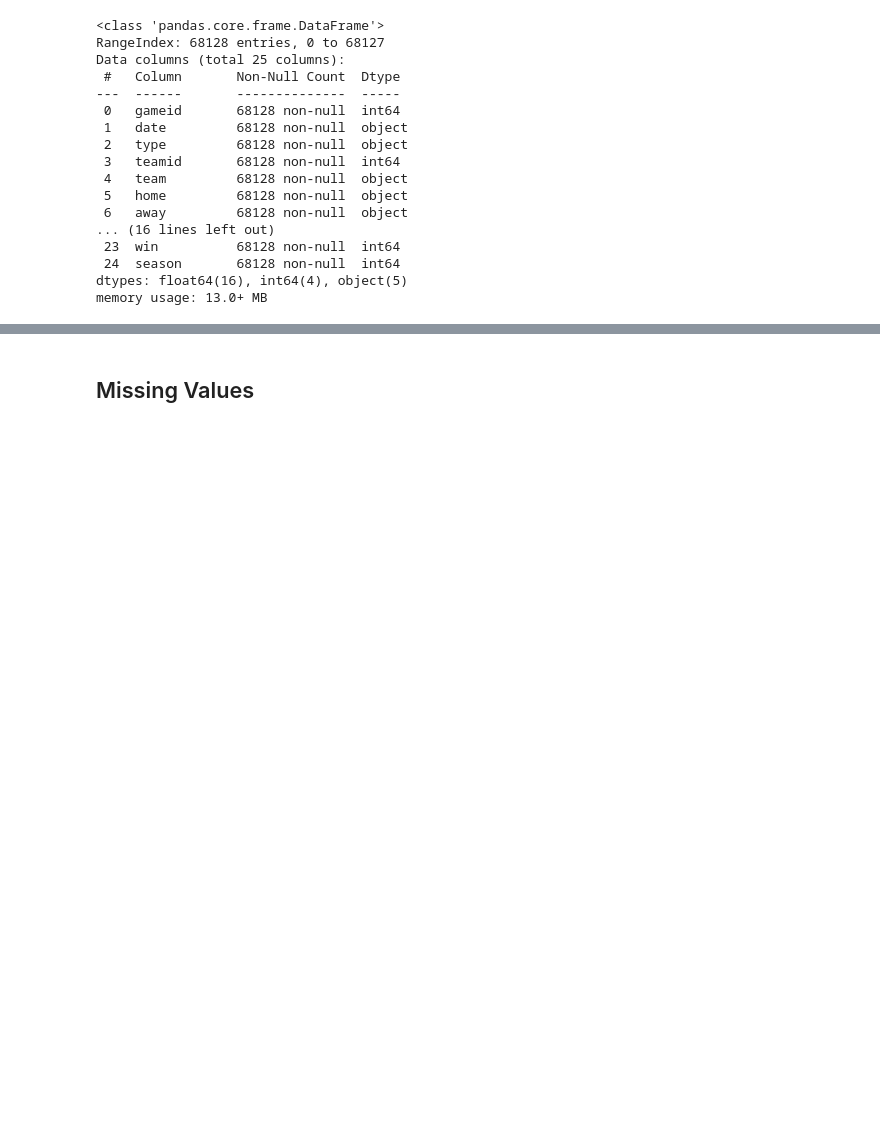
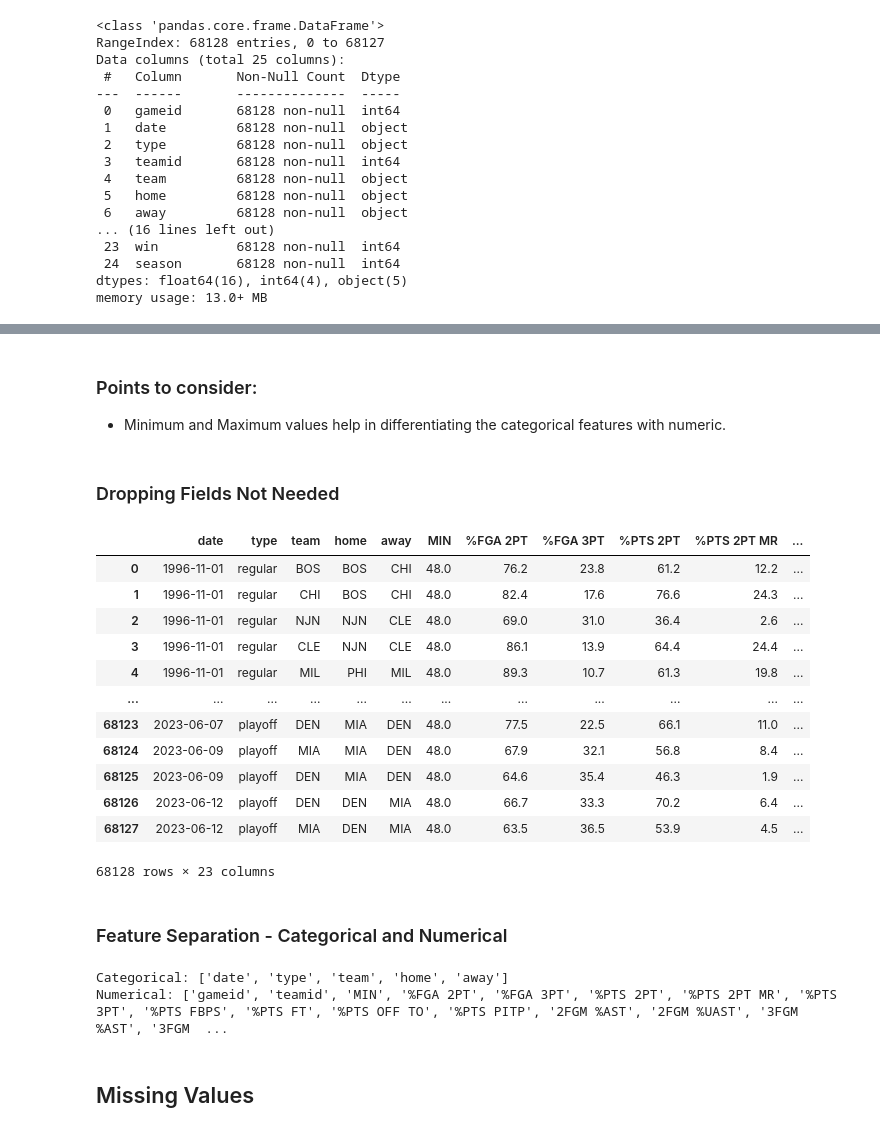
Before and after one commit to rachit-bhatt/DataMiningProject, a Jupyter notebook: NBA.ipynb, the cells around one changed output, grey strips where cells are left out. Drawn from its saved outputs; the diff is of its cells as text; code cells hidden in the pictures; blank space fills up the shorter version.

Commit message:
Feature Categorization.

```diff
--- a/NBA.ipynb
+++ b/NBA.ipynb
@@ -69,5 +77,42 @@ df.describe()
 | 50% | 2.140022e+07 | 1.610613e+09 | 48.000000 | 75.900000 | 24.100000 | 60.200000 | 18.000000 | 21.000000 | 12.100000 | 17.900000 | ... |
 | 75% | 2.210044e+07 | 1.610613e+09 | 48.000000 | 82.400000 | 32.300000 | 66.700000 | 24.700000 | 28.800000 | 16.500000 | 22.100000 | ... |
 | max | 5.220021e+07 | 1.610613e+09 | 68.000000 | 100.000000 | 69.200000 | 93.200000 | 63.600000 | 69.600000 | 46.300000 | 48.800000 | ... |
+# %% [markdown]
+<h3>Points to consider:</h3>
+
+- Minimum and Maximum values help in differentiating the categorical features with numeric.
+# %% [markdown]
+<h3>Dropping Fields Not Needed</h3>
+# %%
+# Dropping fields having 'id' at its end of the name.
+df.drop([column for column in df.columns if column.endswith('id')], axis = 1, inplace = True)
+# %% [output]
+|  | date | type | team | home | away | MIN | %FGA 2PT | %FGA 3PT | %PTS 2PT | %PTS 2PT MR | ... |
+| 0 | 1996-11-01 | regular | BOS | BOS | CHI | 48.0 | 76.2 | 23.8 | 61.2 | 12.2 | ... |
+| 1 | 1996-11-01 | regular | CHI | BOS | CHI | 48.0 | 82.4 | 17.6 | 76.6 | 24.3 | ... |
+| 2 | 1996-11-01 | regular | NJN | NJN | CLE | 48.0 | 69.0 | 31.0 | 36.4 | 2.6 | ... |
+| 3 | 1996-11-01 | regular | CLE | NJN | CLE | 48.0 | 86.1 | 13.9 | 64.4 | 24.4 | ... |
+| 4 | 1996-11-01 | regular | MIL | PHI | MIL | 48.0 | 89.3 | 10.7 | 61.3 | 19.8 | ... |
+| ... | ... | ... | ... | ... | ... | ... | ... | ... | ... | ... | ... |
+| 68123 | 2023-06-07 | playoff | DEN | MIA | DEN | 48.0 | 77.5 | 22.5 | 66.1 | 11.0 | ... |
+| 68124 | 2023-06-09 | playoff | MIA | MIA | DEN | 48.0 | 67.9 | 32.1 | 56.8 | 8.4 | ... |
+| 68125 | 2023-06-09 | playoff | DEN | MIA | DEN | 48.0 | 64.6 | 35.4 | 46.3 | 1.9 | ... |
+| 68126 | 2023-06-12 | playoff | DEN | DEN | MIA | 48.0 | 66.7 | 33.3 | 70.2 | 6.4 | ... |
+| 68127 | 2023-06-12 | playoff | MIA | DEN | MIA | 48.0 | 63.5 | 36.5 | 53.9 | 4.5 | ... |
+68128 rows × 23 columns
+# %% [markdown]
+### Feature Separation - Categorical and Numerical
+# %%
+# Categorical.
+categorical_fields = [field for field in df if df[field].dtype == 'O']
+
+# Numerical.
+numerical_fields = [field for field in df if field not in categorical_fields]
+
+# Fields Categorization.
+print('Categorical: {}\nNumerical: {}'.format(categorical_fields, numerical_fields))
+# %% [output]
+Categorical: ['date', 'type', 'team', 'home', 'away']
+Numerical: ['gameid', 'teamid', 'MIN', '%FGA 2PT', '%FGA 3PT', '%PTS 2PT', '%PTS 2PT MR', '%PTS 3PT', '%PTS FBPS', '%PTS FT', '%PTS OFF TO', '%PTS PITP', '2FGM %AST', '2FGM %UAST', '3FGM %AST', '3FGM  ...
 # %% [markdown]
 ## Missing Values
```
Also changed, not shown: parts of 3 cells of this notebook, 1 other file.
